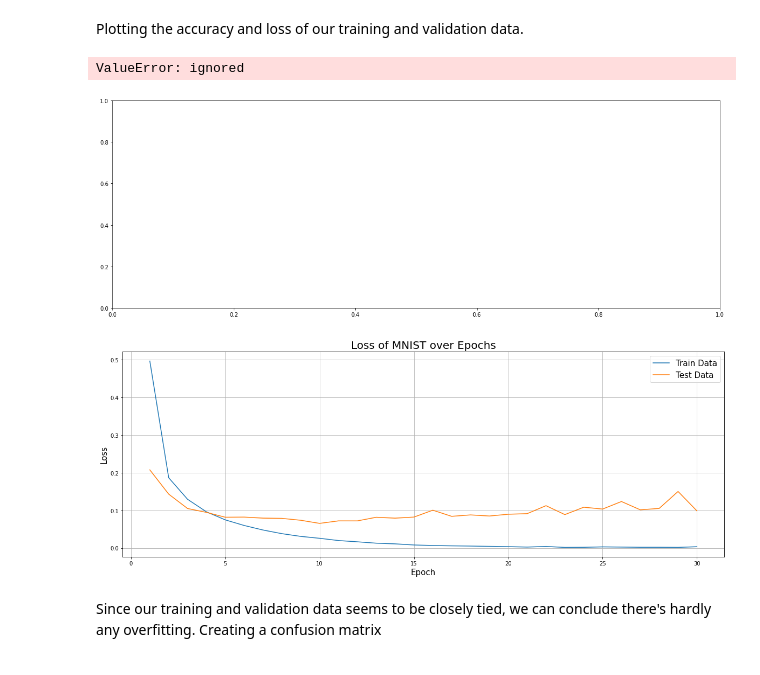
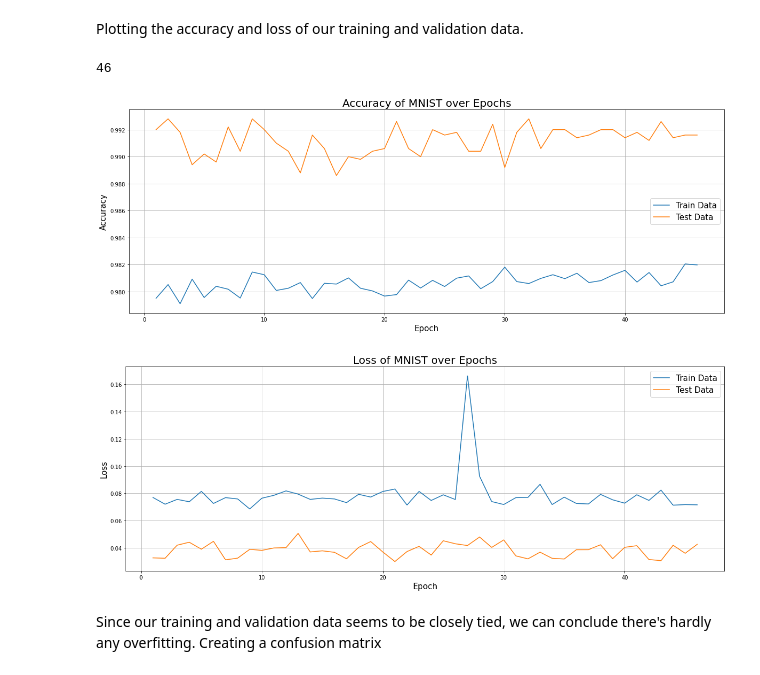
Before and after one commit to escofresco/makeschool_ds22_keras_for_mnist, a Jupyter notebook: IntroToKeras_MNIST.ipynb, the cells around one changed output. Drawn from its saved outputs; the diff is of its cells as text; code cells hidden in the pictures.

```diff
--- a/IntroToKeras_MNIST.ipynb
+++ b/IntroToKeras_MNIST.ipynb
@@ -227,19 +231,21 @@ y_train.shape
 # %% [output]
 (55000,)
 # %%
-EPOCHS = 75
-checkpoint_filepath = '/tmp/checkpoint'
-es = keras.callbacks.EarlyStopping(monitor='val_loss', mode='min', verbose=1, patience=20)
+EPOCHS = 128
+checkpoint_filepath = 'weights.best.hdf5'
+es = keras.callbacks.EarlyStopping(monitor='val_loss', mode='min', verbose=1, patience=25)
 mc = keras.callbacks.ModelCheckpoint(checkpoint_filepath, monitor='val_accuracy',
                                      mode='max', verbose=1, save_best_only=True)
-# fit model, may take a while
-# history = model.fit(X_train, y_train, epochs=EPOCHS, validation_data=(X_valid, y_valid),
-#                     callbacks=[es, mc])
-datagen = keras.preprocessing.image.ImageDataGenerator(
-    rotation_range=15,
-    zoom_range = 0.11,
-    width_shift_range=0.11,
-    height_shift_range=0.11)
-history = model.fit_generator(datagen.flow(X_train.reshape(-1, 28, 28, 1), y_train),
-                              epochs=EPOCHS, #steps_per_epoch=X_train.shape[0]//64,
-                              validation_data=(X_valid, y_valid), callbacks=[es, mc])
+train_datagen = keras.preprocessing.image.ImageDataGenerator(
+    rotation_range=10,
+    zoom_range = 0.1,
+    shear_range=0.15, # bendiness square to parallelogram
+    width_shift_range=0.1,
+    height_shift_range=0.1,
+    fill_mode='constant'
+)
+
+
+history = model.fit_generator(train_datagen.flow(X_train.reshape(-1, 28, 28, 1), y_train),
+                              epochs=EPOCHS,
+                              validation_data=(X_valid, y_valid), callbacks=[mc,es])
@@ -255,22 +277,23 @@ Plotting the accuracy and loss of our training and validation data.
 # %%
 #Plotting Accuracy
 plt.figure(figsize = (20, 7))
-plt.plot(np.arange(1, 31), history.history["accuracy"], label = "Train Data")
-plt.plot(np.arange(1, 31), history.history["val_accuracy"], label = "Test Data")
+print(len(history.history["accuracy"]))
+plt.plot(np.arange(1, len(history.history["accuracy"])+1), history.history["accuracy"], label = "Train Data")
+plt.plot(np.arange(1, len(history.history["accuracy"])+1), history.history["val_accuracy"], label = "Test Data")
 plt.legend(fontsize = 15)
 plt.xlabel("Epoch", size = 15)
 plt.ylabel("Accuracy", size = 15)
 plt.title("Accuracy of MNIST over Epochs", size = 20)
 plt.grid()
 plt.show()
 # %% [output]
-ValueError: ignored
+46
-[figure, old version]
+[figure, new version]
 # %%
 #Plotting Loss
 plt.figure(figsize = (20, 7))
-plt.plot(np.arange(1, 31), history.history["loss"], label = "Train Data")
-plt.plot(np.arange(1, 31), history.history["val_loss"], label = "Test Data")
+plt.plot(np.arange(1, len(history.history["accuracy"])+1), history.history["loss"], label = "Train Data")
+plt.plot(np.arange(1, len(history.history["accuracy"])+1), history.history["val_loss"], label = "Test Data")
 plt.legend(fontsize = 15)
 plt.xlabel("Epoch", size = 15)
 plt.ylabel("Loss", size = 15)
@@ -278,7 +301,7 @@ plt.title("Loss of MNIST over Epochs", size = 20)
 plt.grid()
 plt.show()
 # %% [output]
-[figure, old version]
+[figure, new version]
 # %% [markdown]
 Since our training and validation data seems to be closely tied, we can conclude there's hardly any overfitting. Creating a confusion matrix
 # %%
```
Also changed, not shown: parts of 9 cells of this notebook.
